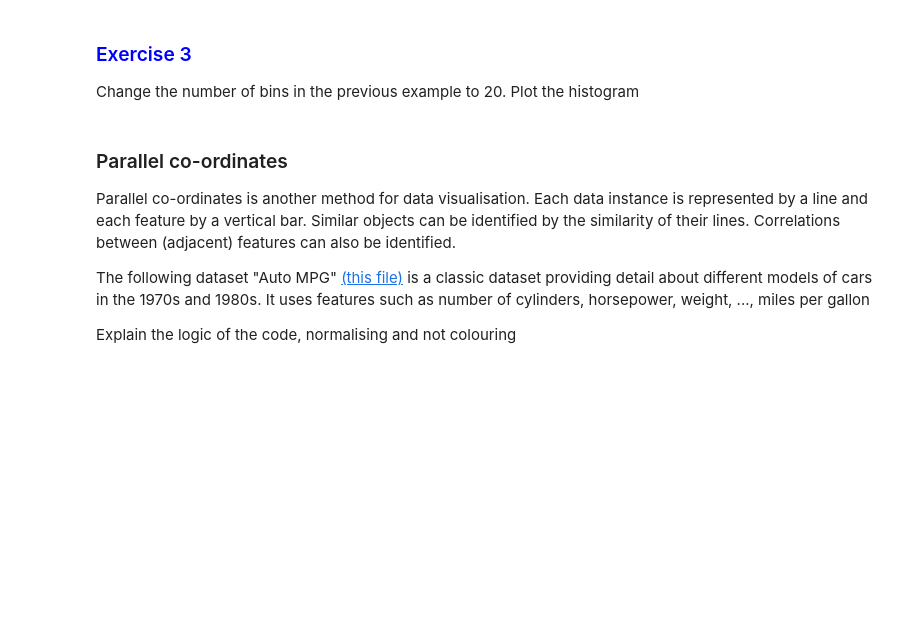
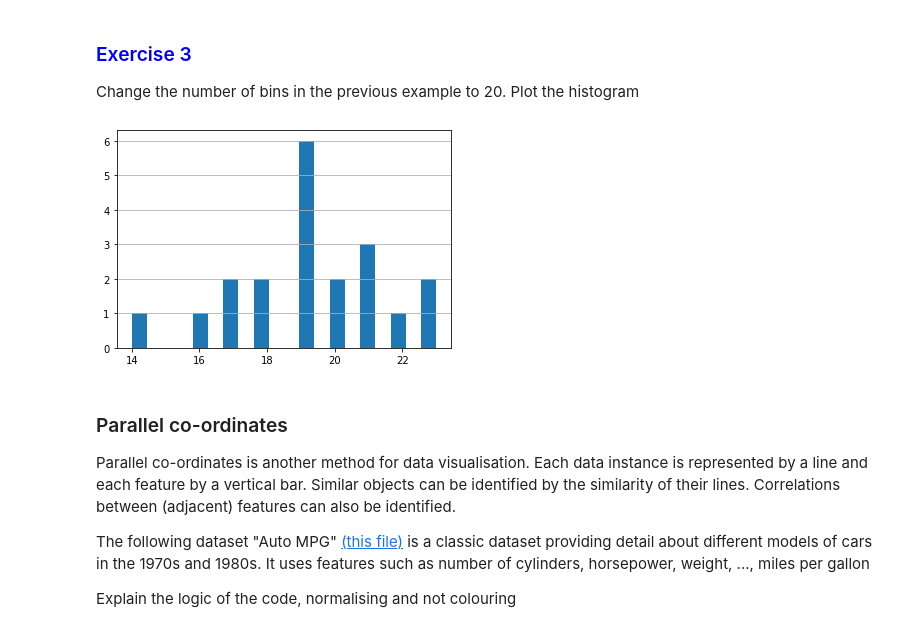
Before and after one commit to rlch/COMP20008-workshops, a Jupyter notebook: week-2/2021S1-workshop-week2-lab.ipynb, the cells around one changed output. Drawn from its saved outputs; the diff is of its cells as text; code cells hidden in the pictures; blank space fills up the shorter version.

```diff
--- a/week-2/2021S1-workshop-week2-lab.ipynb
+++ b/week-2/2021S1-workshop-week2-lab.ipynb
@@ -163,3 +161,9 @@ Plot the histogram
+# %%
+plt.hist(ages, bins=20)
+plt.grid(which='major', axis='y')
+plt.show()
+# %% [output]
+[figure, added]
 # %% [markdown]
 ### Parallel co-ordinates
 
```
Also changed, not shown: parts of 2 cells of this notebook.
